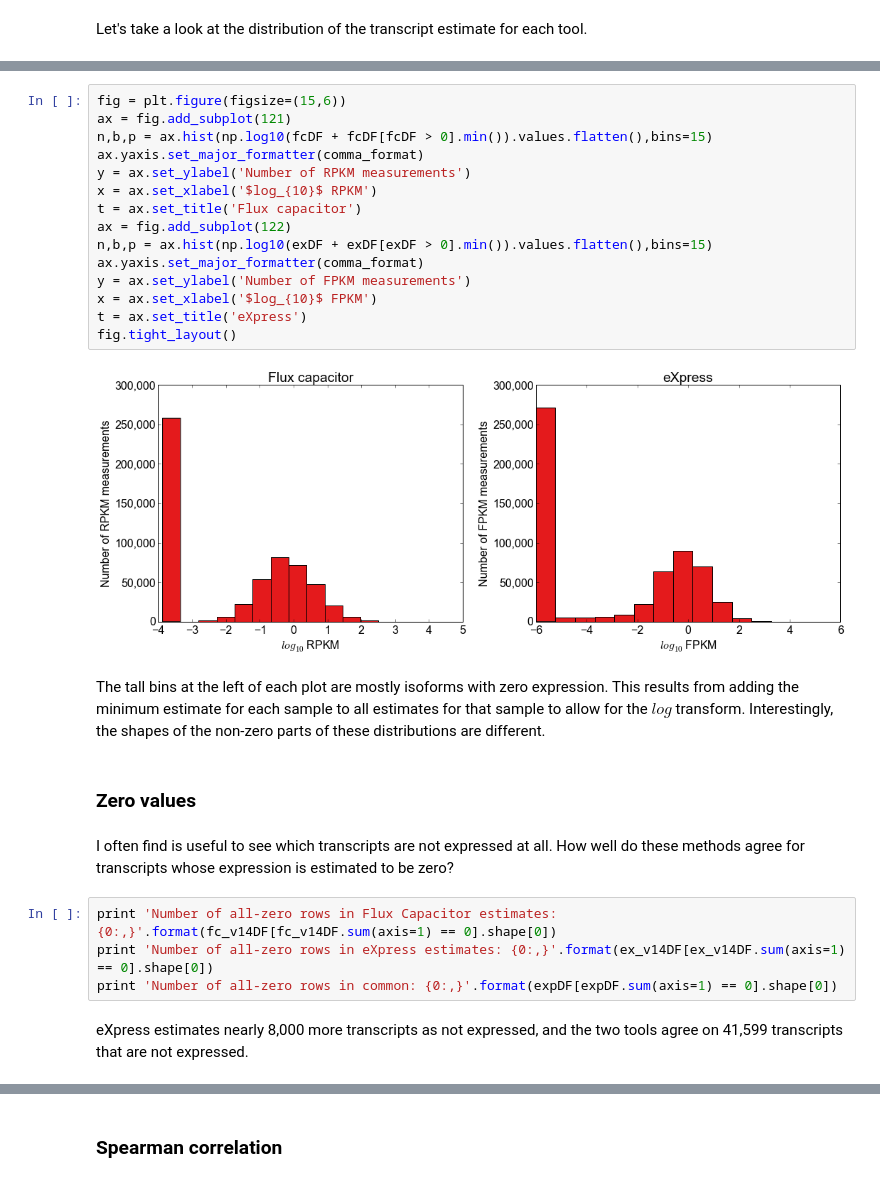
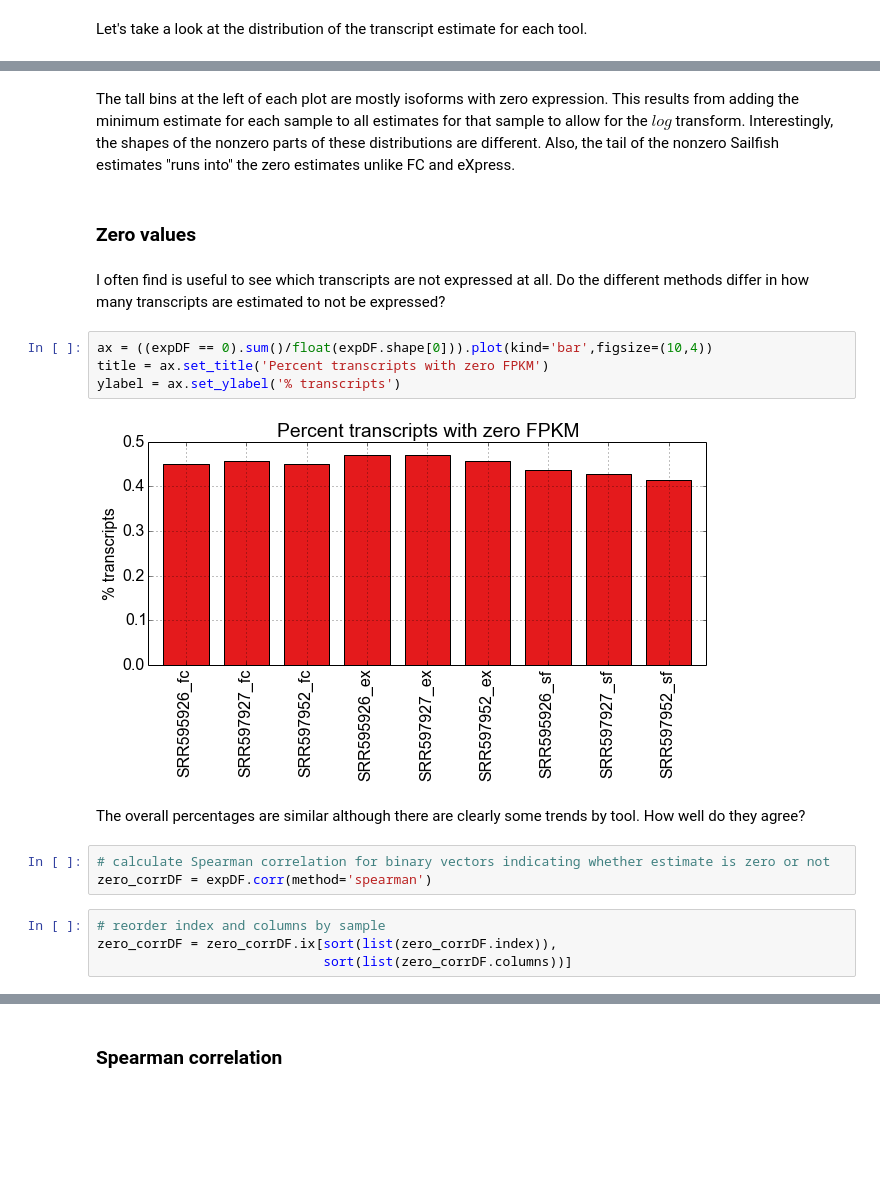
Before and after one commit to cdeboever3/gtex_comparison, a Jupyter notebook: gtex_comparison.ipynb, the cells around one changed output, grey strips where cells are left out. Cells and saved outputs as stored; diff of their text form; blank space fills up the shorter version.

```diff
--- a/gtex_comparison.ipynb
+++ b/gtex_comparison.ipynb
@@ -139,29 +129,21 @@ fig.tight_layout()
-# %%
-fig = plt.figure(figsize=(15,6))
-ax = fig.add_subplot(121)
-n,b,p = ax.hist(np.log10(fcDF + fcDF[fcDF > 0].min()).values.flatten(),bins=15)
-ax.yaxis.set_major_formatter(comma_format)
-y = ax.set_ylabel('Number of RPKM measurements')
-x = ax.set_xlabel('$log_{10}$ RPKM')
-t = ax.set_title('Flux capacitor')
-ax = fig.add_subplot(122)
-n,b,p = ax.hist(np.log10(exDF + exDF[exDF > 0].min()).values.flatten(),bins=15)
-ax.yaxis.set_major_formatter(comma_format)
-y = ax.set_ylabel('Number of FPKM measurements')
-x = ax.set_xlabel('$log_{10}$ FPKM')
-t = ax.set_title('eXpress')
-fig.tight_layout()
-# %% [output]
-[figure, removed]
 # %% [markdown]
-The tall bins at the left of each plot are mostly isoforms with zero expression. This results from adding the minimum estimate for each sample to all estimates for that sample to allow for the $log$ transform. Interestingly, the shapes of the non-zero parts of these distributions are different.
+The tall bins at the left of each plot are mostly isoforms with zero expression. This results from adding the minimum estimate for each sample to all estimates for that sample to allow for the $log$ transform. Interestingly, the shapes of the nonzero parts of these distributions are different. Also, the tail of the nonzero Sailfish estimates "runs into" the zero estimates unlike FC and eXpress.
 # %% [markdown]
 ### Zero values
 # %% [markdown]
-I often find is useful to see which transcripts are not expressed at all. How well do these methods agree for transcripts whose expression is estimated to be zero?
+I often find is useful to see which transcripts are not expressed at all. Do the different methods differ in how many transcripts are estimated to not be expressed?
-# %%
-print 'Number of all-zero rows in Flux Capacitor estimates: {0:,}'.format(fc_v14DF[fc_v14DF.sum(axis=1) == 0].shape[0])
-print 'Number of all-zero rows in eXpress estimates: {0:,}'.format(ex_v14DF[ex_v14DF.sum(axis=1) == 0].shape[0])
-print 'Number of all-zero rows in common: {0:,}'.format(expDF[expDF.sum(axis=1) == 0].shape[0])
-# %% [markdown]
-eXpress estimates nearly 8,000 more transcripts as not expressed, and the two tools agree on 41,599 transcripts that are not expressed.
+# %%
+ax = ((expDF == 0).sum()/float(expDF.shape[0])).plot(kind='bar',figsize=(10,4))
+title = ax.set_title('Percent transcripts with zero FPKM')
+ylabel = ax.set_ylabel('% transcripts')
+# %% [output]
+[figure, added]
+# %% [markdown]
+The overall percentages are similar although there are clearly some trends by tool. How well do they agree?
+# %%
+# calculate Spearman correlation for binary vectors indicating whether estimate is zero or not
+zero_corrDF = expDF.corr(method='spearman')
+# %%
+# reorder index and columns by sample
+zero_corrDF = zero_corrDF.ix[sort(list(zero_corrDF.index)),
+                             sort(list(zero_corrDF.columns))]
```
Also changed, not shown: parts of 21 cells of this notebook.
